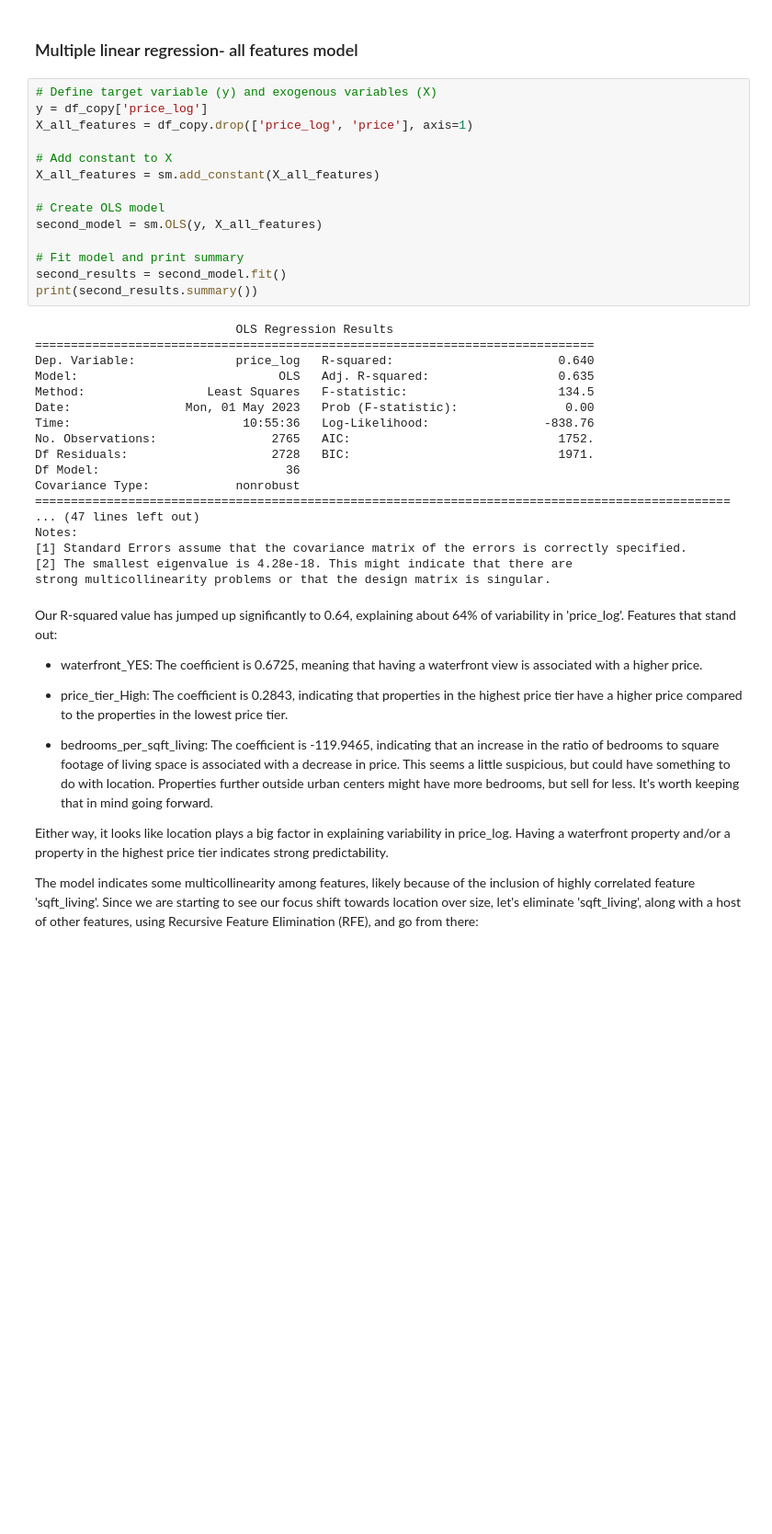
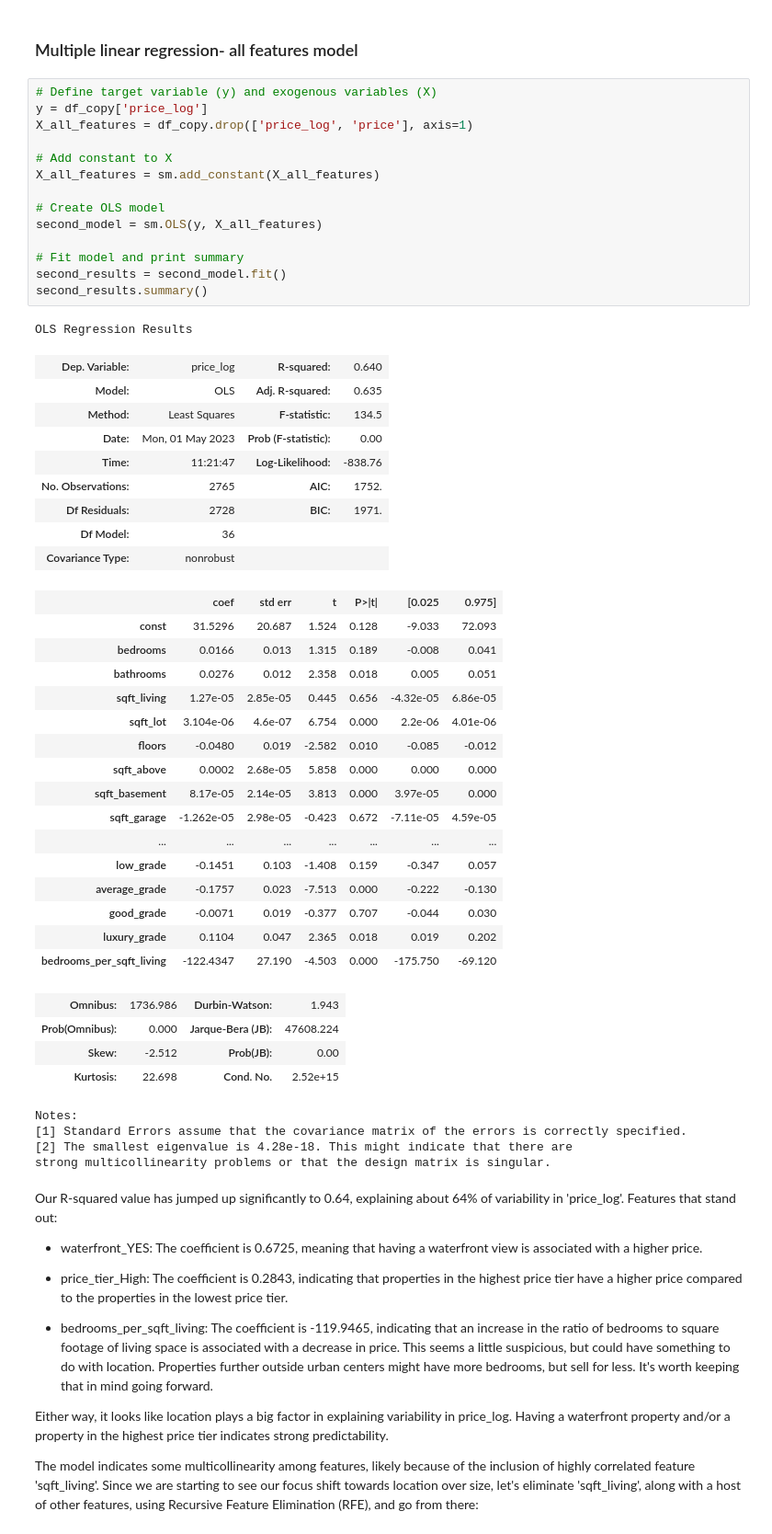
Before and after one commit to madelinebirch/PROJECT_Multiple_Linear_Regression, a Jupyter notebook: student_notebook.ipynb, the cells around one changed output. Shown at 92% size. Drawn from its saved outputs; the diff is of its cells as text; blank space fills up the shorter version.

```diff
--- a/student_notebook.ipynb
+++ b/student_notebook.ipynb
@@ -669,35 +669,52 @@ df_copy = df_copy.astype('float64')
 # %%
 # Define target variable (y) and exogenous variables (X)
 y = df_copy['price_log']
 X_all_features = df_copy.drop(['price_log', 'price'], axis=1)
 
 # Add constant to X
 X_all_features = sm.add_constant(X_all_features)
 
 # Create OLS model
 second_model = sm.OLS(y, X_all_features)
 
 # Fit model and print summary
 second_results = second_model.fit()
-print(second_results.summary())
+second_results.summary()
 # %% [output]
-                            OLS Regression Results
-==============================================================================
-Dep. Variable:              price_log   R-squared:                       0.640
-Model:                            OLS   Adj. R-squared:                  0.635
-Method:                 Least Squares   F-statistic:                     134.5
-Date:                Mon, 01 May 2023   Prob (F-statistic):               0.00
-Time:                        10:55:36   Log-Likelihood:                -838.76
-No. Observations:                2765   AIC:                             1752.
-Df Residuals:                    2728   BIC:                             1971.
-Df Model:                          36
-Covariance Type:            nonrobust
-=================================================================================================
-... (47 lines left out)
-Notes:
-[1] Standard Errors assume that the covariance matrix of the errors is correctly specified.
-[2] The smallest eigenvalue is 4.28e-18. This might indicate that there are
-strong multicollinearity problems or that the design matrix is singular.
+OLS Regression Results
+| Dep. Variable: | price_log | R-squared: | 0.640 |
+| Model: | OLS | Adj. R-squared: | 0.635 |
+| Method: | Least Squares | F-statistic: | 134.5 |
+| Date: | Mon, 01 May 2023 | Prob (F-statistic): | 0.00 |
+| Time: | 11:21:47 | Log-Likelihood: | -838.76 |
+| No. Observations: | 2765 | AIC: | 1752. |
+| Df Residuals: | 2728 | BIC: | 1971. |
+| Df Model: | 36 |  |  |
+| Covariance Type: | nonrobust |  |  |
+|  | coef | std err | t | P>|t| | [0.025 | 0.975] |
+| const | 31.5296 | 20.687 | 1.524 | 0.128 | -9.033 | 72.093 |
+| bedrooms | 0.0166 | 0.013 | 1.315 | 0.189 | -0.008 | 0.041 |
+| bathrooms | 0.0276 | 0.012 | 2.358 | 0.018 | 0.005 | 0.051 |
+| sqft_living | 1.27e-05 | 2.85e-05 | 0.445 | 0.656 | -4.32e-05 | 6.86e-05 |
+| sqft_lot | 3.104e-06 | 4.6e-07 | 6.754 | 0.000 | 2.2e-06 | 4.01e-06 |
+| floors | -0.0480 | 0.019 | -2.582 | 0.010 | -0.085 | -0.012 |
+| sqft_above | 0.0002 | 2.68e-05 | 5.858 | 0.000 | 0.000 | 0.000 |
+| sqft_basement | 8.17e-05 | 2.14e-05 | 3.813 | 0.000 | 3.97e-05 | 0.000 |
+| sqft_garage | -1.262e-05 | 2.98e-05 | -0.423 | 0.672 | -7.11e-05 | 4.59e-05 |
+| ... | ... | ... | ... | ... | ... | ... |
+| low_grade | -0.1451 | 0.103 | -1.408 | 0.159 | -0.347 | 0.057 |
+| average_grade | -0.1757 | 0.023 | -7.513 | 0.000 | -0.222 | -0.130 |
+| good_grade | -0.0071 | 0.019 | -0.377 | 0.707 | -0.044 | 0.030 |
+| luxury_grade | 0.1104 | 0.047 | 2.365 | 0.018 | 0.019 | 0.202 |
+| bedrooms_per_sqft_living | -122.4347 | 27.190 | -4.503 | 0.000 | -175.750 | -69.120 |
+| Omnibus: | 1736.986 | Durbin-Watson: | 1.943 |
+| Prob(Omnibus): | 0.000 | Jarque-Bera (JB): | 47608.224 |
+| Skew: | -2.512 | Prob(JB): | 0.00 |
+| Kurtosis: | 22.698 | Cond. No. | 2.52e+15 |
+Notes:
+[1] Standard Errors assume that the covariance matrix of the errors is correctly specified.
+[2] The smallest eigenvalue is 4.28e-18. This might indicate that there are
+strong multicollinearity problems or that the design matrix is singular.
 # %% [markdown]
 Our R-squared value has jumped up significantly to 0.64, explaining about 64% of variability in 'price_log'. Features that stand out:
 
```
Also changed, not shown: parts of 1 cell of this notebook, 10 other files.
